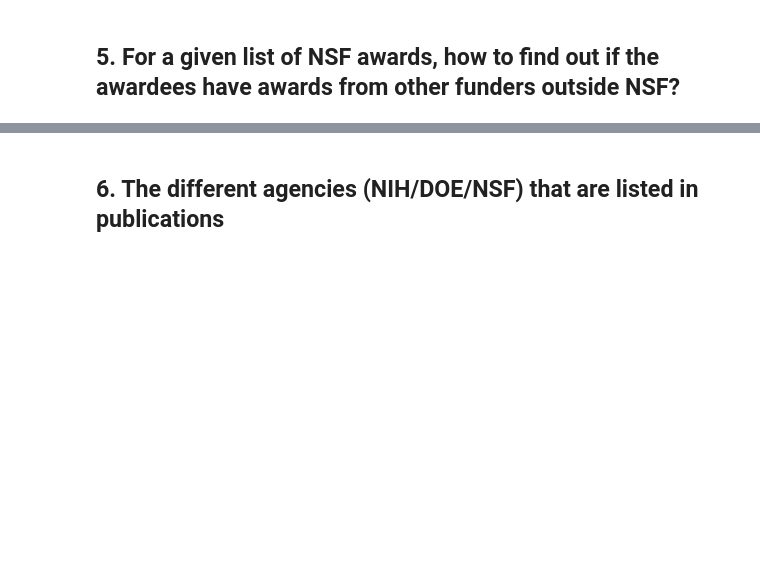
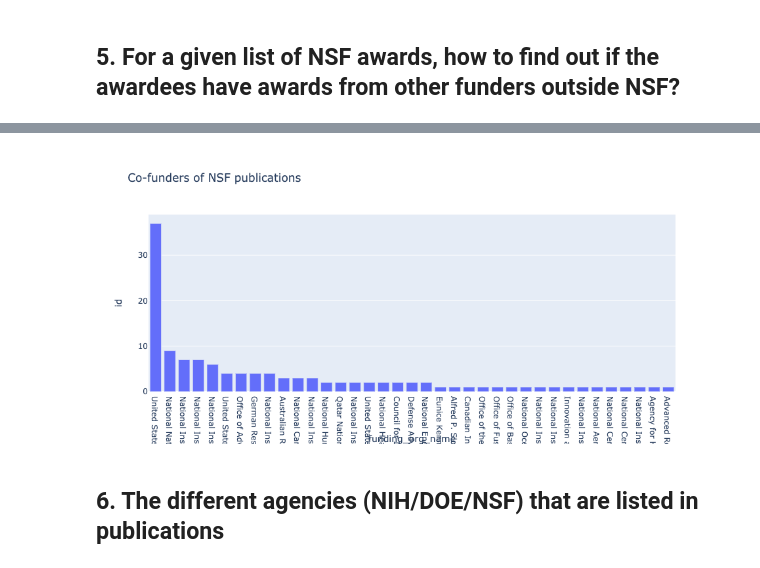
Before and after one commit to digital-science/dimensions-api-lab, a Jupyter notebook: archive/2021-04-NSF-Training/2021-04-NSF-Part-2.ipynb, the cells around one changed output, grey strips where cells are left out. Cells and saved outputs as stored; diff of their text form; code cells hidden in the pictures; blank space fills up the shorter version.

```diff
--- a/archive/2021-04-NSF-Training/2021-04-NSF-Part-2.ipynb
+++ b/archive/2021-04-NSF-Training/2021-04-NSF-Part-2.ipynb
@@ -70,0 +428,9 @@ as one of the funders, and from there query both sets of grant ids, and then see
+# %%
+grants  = dsl.query_iterative("""
+search grants
+    where funders in ["grid.457785.c"]
+    and start_year >= 2020
+return grants[id+title+grant_number+researchers]
+""").as_dataframe()
+
+grants.head(5)
@@ -70,0 +464,30 @@ as one of the funders, and from there query both sets of grant ids, and then see
+# %%
+#
+# A LOOPED EXTRACTION
+#
+
+#
+# the main query
+#
+q = """search grants
+          where start_year >= 2020
+          not funders in {}
+          and researchers in {}
+       return grants[basics+researchers]"""
+
+#
+# let's loop through all researcher IDs in chunks and query Dimensions
+#
+results = []
+for chunk in progressbar(list(chunks_of(list(researchers), 200))):
+    data = dsl.query_iterative(q.format(json.dumps(nsfgrids), json.dumps(chunk)), verbose=False)
+    results += data.grants
+    time.sleep(1)
+
+#
+# put the data into a dataframe, remove duplicates and save
+#
+new_grants = pd.DataFrame().from_dict(results)
+print("Grants found: ", len(new_grants))
+new_grants.drop_duplicates(subset='id', inplace=True)
+print("Unique Grants found: ", len(new_grants))
@@ -71,2 +511,8 @@ as one of the funders, and from there query both sets of grant ids, and then see
+# %%
+px.bar(new_grants.groupby('funding_org_name', as_index=False).count().sort_values('id', ascending=False),
+       x="funding_org_name", y="id",
+       title=f"Co-funders of NSF publications")
+# %% [output]
+[figure, added]
 # %% [markdown]
 ## 6. The different agencies (NIH/DOE/NSF) that are listed in publications
```
Also changed, not shown: parts of 39 cells of this notebook.
